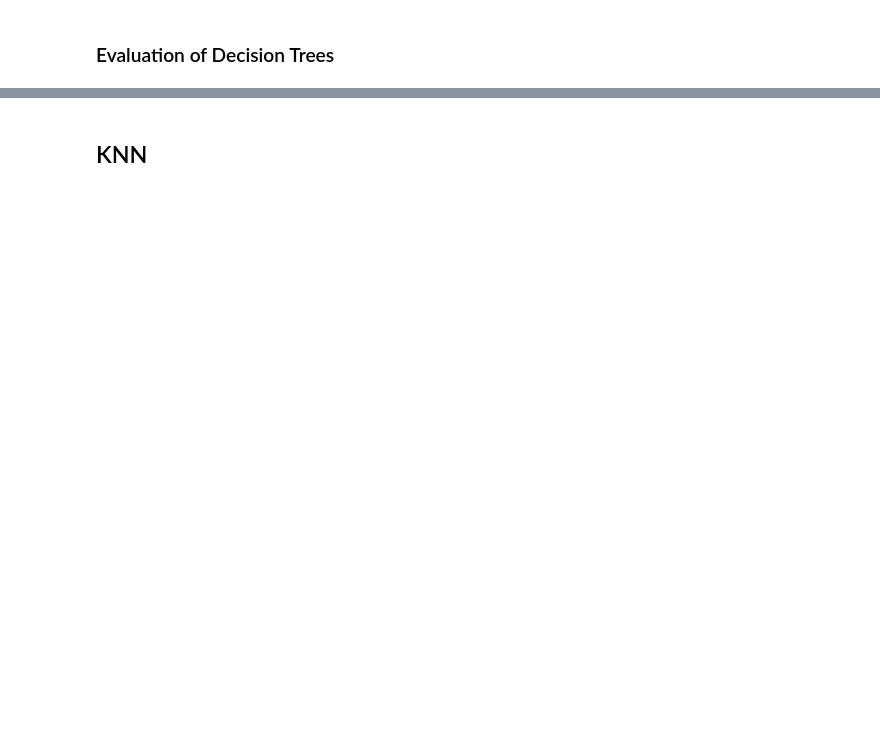
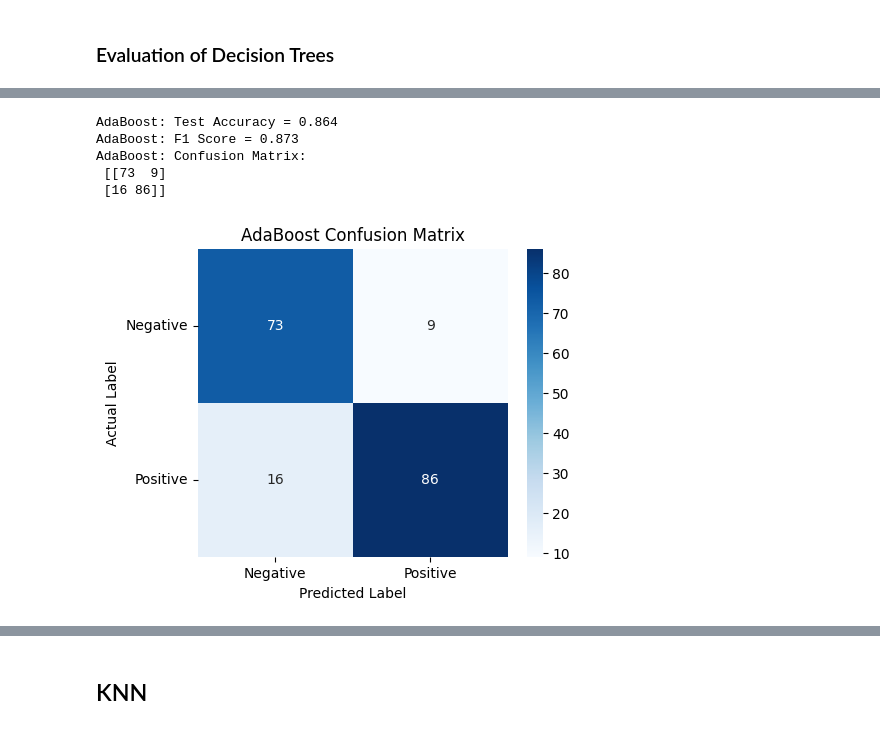
Before and after one commit to MostafaElKaranshawy/Heart_Failure_Classification_Problem, a Jupyter notebook: main.ipynb, the cells around one changed output, grey strips where cells are left out. Saved outputs shown, nothing was run; the diff lists cells and outputs as text; code cells hidden in the pictures; blank space fills up the shorter version.

```diff
--- a/main.ipynb
+++ b/main.ipynb
@@ -387,0 +442,32 @@ Confusion Matrix:
+# %%
+# Evaluation Metrics using test set
+from sklearn.metrics import f1_score, confusion_matrix , accuracy_score
+
+# Predict on the test set
+y_test_predict = best_adaboost_model.predict(x_test)
+
+adaboost_misclassified = np.sum(y_test_predict != y_test)  # Count misclassified samples
+adaboost_error_rate = adaboost_misclassified / len(y_test)  # Compute error rate
+
+adaBoost_accuracy = 1 - adaboost_error_rate
+adaboost_f1 = f1_score(y_test, y_test_predict)
+adaBoost_cm = confusion_matrix(y_test, y_test_predict)
+
+print(f"AdaBoost: Test Accuracy = {adaBoost_accuracy:.3f}")
+print(f"AdaBoost: F1 Score = {adaboost_f1:.3f}")
+print(f"AdaBoost: Confusion Matrix:\n {adaBoost_cm}")
+
+plt.figure(figsize=(5, 4))
+sns.heatmap(adaBoost_cm, annot=True, fmt="d", cmap="Blues", xticklabels=["Negative", "Positive"], yticklabels=["Negative", "Positive"])
+plt.yticks(rotation=0) # to not rotate the labels on y scale
+plt.xlabel("Predicted Label")
+plt.ylabel("Actual Label")
+plt.title("AdaBoost Confusion Matrix")
+plt.show()
+# %% [output]
+AdaBoost: Test Accuracy = 0.864
+AdaBoost: F1 Score = 0.873
+AdaBoost: Confusion Matrix:
+ [[73  9]
+ [16 86]]
+[figure, added]
```
Also changed, not shown: parts of 35 cells of this notebook, 3 other files.
